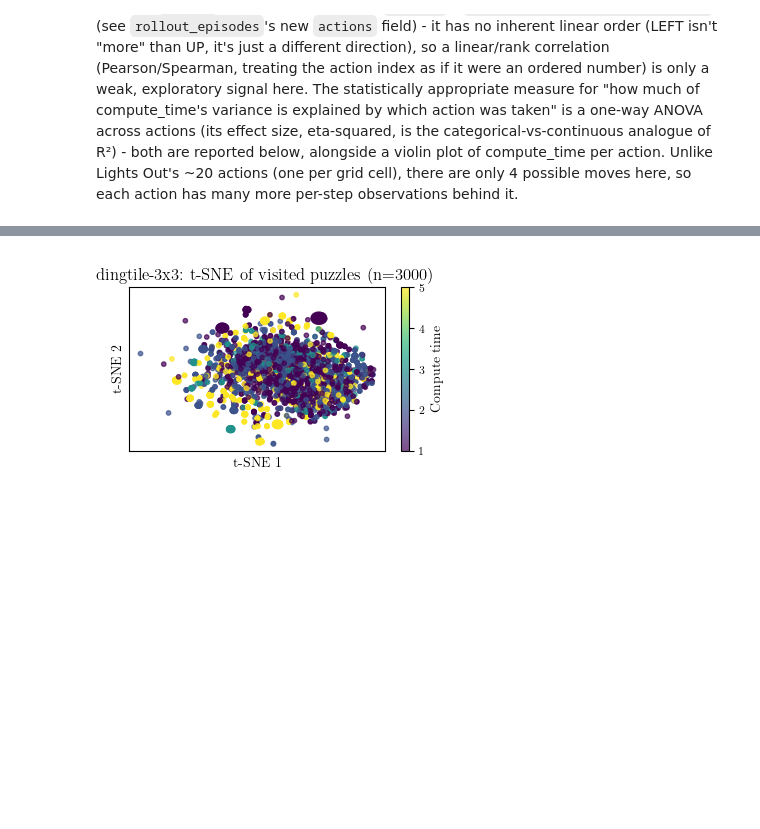
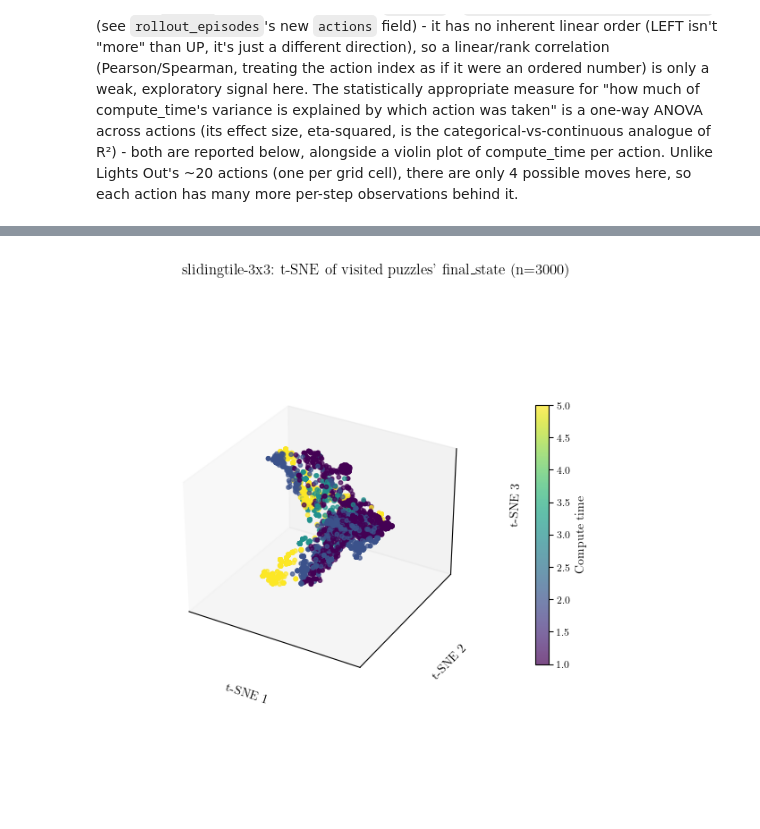
Before and after one commit to chanb/Stoix, a Jupyter notebook: ramdp_experiments/analysis-compute_time-hardness-slidingpuzzle.ipynb, the cells around one changed output, grey strips where cells are left out. Saved outputs shown, nothing was run; the diff lists cells and outputs as text; code cells hidden in the pictures; blank space fills up the shorter version.

Commit message:
plots

```diff
--- a/ramdp_experiments/analysis-compute_time-hardness-slidingpuzzle.ipynb
+++ b/ramdp_experiments/analysis-compute_time-hardness-slidingpuzzle.ipynb
@@ -517,6 +522,23 @@ else:
     df.to_pickle(ROLLOUT_CACHE_PATH)
     print(f"Saved rollout dataframe ({len(df)} episodes) to {ROLLOUT_CACHE_PATH}")
 
+# Drop episodes whose initial_puzzle was already solved (shortest_path_length
+# == 0): RandomWalkGenerator's scramble occasionally wanders back to the
+# solved state by chance (every move is trivially reversible - see
+# sliding_puzzle_prepare's markdown above), so these are rare but real; they
+# aren't meaningful "hardness" instances (there's no puzzle left to solve),
+# and previously showed up as a stray shortest_path_length == 0 point on the
+# episode-level plots below. Applied after the cache load/compute branch
+# above (not baked into the cached dataframe itself) so it always applies
+# uniformly, including to a cache saved before this filter existed.
+n_zero_shortest_path = int((df["shortest_path_length"] == 0).sum())
+if n_zero_shortest_path:
+    print(
+        f"Dropping {n_zero_shortest_path}/{len(df)} episodes with shortest_path_length == 0 "
+        "(initial_puzzle was already solved)."
+    )
+    df = df[df["shortest_path_length"] != 0].reset_index(drop=True)
+
 n_infeasible = df["shortest_path_length"].isna().sum()
 if n_infeasible:
     print(f"{n_infeasible}/{len(df)} episodes had no feasible solution (unexpected).")
@@ -1005,42 +1125,49 @@ def sample_step_states(df, num_samples, rng):
     episode_indices = rng.integers(0, len(solved_df), size=num_samples)
     states, compute_times = [], []
     for idx in episode_indices:
         episode_row = solved_df.iloc[idx]
         valid_steps = np.flatnonzero(episode_row["valid_steps"])
         step = rng.choice(valid_steps)
         states.append(episode_row["states"][step])
         compute_times.append(episode_row["compute_times"][step])
     return np.stack(states), np.array(compute_times)
 
 
 rng = np.random.default_rng(0)
 step_states, step_compute_times = sample_step_states(df, TSNE_SAMPLE_SIZE, rng)
-step_states_encoded = one_hot_puzzles(step_states, GRID_SIZE)
+step_latents = embed_puzzle_latents(actor_params, step_states, step_compute_times)
 
-step_embedding = TSNE(n_components=2, perplexity=30, random_state=0, init="pca").fit_transform(
-    step_states_encoded
+step_embedding = TSNE(n_components=3, perplexity=PERPLEXITY, random_state=0, init="pca").fit_transform(
+    step_latents
 )
 
-fig, ax = plt.subplots(figsize=set_size(doc_width_pt, fraction=0.6))
+# See the previous cell for the 3D-layout rationale (square, full-width
+# figure, explicit label padding, wide colorbar pad, figure-level suptitle,
+# no bbox_inches="tight").
+fig = plt.figure(figsize=set_size(doc_width_pt, fraction=1.0, use_golden_ratio=False))
+ax = fig.add_subplot(projection="3d")
 scatter = ax.scatter(
     step_embedding[:, 0],
     step_embedding[:, 1],
+    step_embedding[:, 2],
     c=step_compute_times,
     cmap="viridis",
     s=10,
     alpha=0.7,
 )
-fig.colorbar(scatter, ax=ax, label="Compute time")
-ax.set_xlabel("t-SNE 1")
-ax.set_ylabel("t-SNE 2")
-ax.set_title(
-    f"slidingtile-{GRID_SIZE}x{GRID_SIZE}: t-SNE of visited puzzles (n={len(step_states)})"
+fig.colorbar(scatter, ax=ax, label="Compute time", shrink=0.6, pad=0.15)
+ax.set_xlabel("t-SNE 1", labelpad=10)
+ax.set_ylabel("t-SNE 2", labelpad=10)
+ax.set_zlabel("t-SNE 3", labelpad=10)
+fig.suptitle(
+    f"slidingtile-{GRID_SIZE}x{GRID_SIZE}: t-SNE of visited puzzles' {TSNE_LATENT_SOURCE} "
+    f"(n={len(step_states)})"
 )
 ax.set_xticks([])
 ax.set_yticks([])
-fig.tight_layout()
+ax.set_zticks([])
 plt.savefig(
-    "analysis-tsne_visited_puzzles-slidingpuzzle.pdf", dpi=600, format="pdf", bbox_inches="tight"
+    f"analysis-tsne_visited_puzzles-slidingpuzzle-{TSNE_LATENT_SOURCE}.pdf", dpi=600, format="pdf"
 )
 # %% [output]
-[figure, old version]
+[figure, new version]
```
Also changed, not shown: parts of 14 cells of this notebook, 3 other files.
